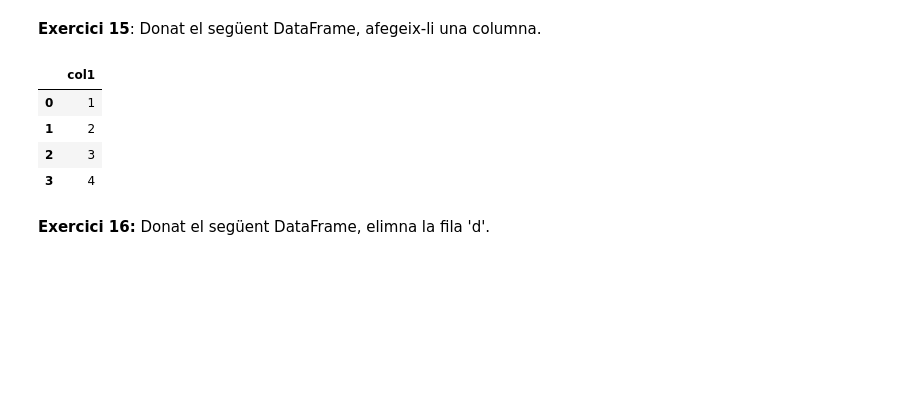
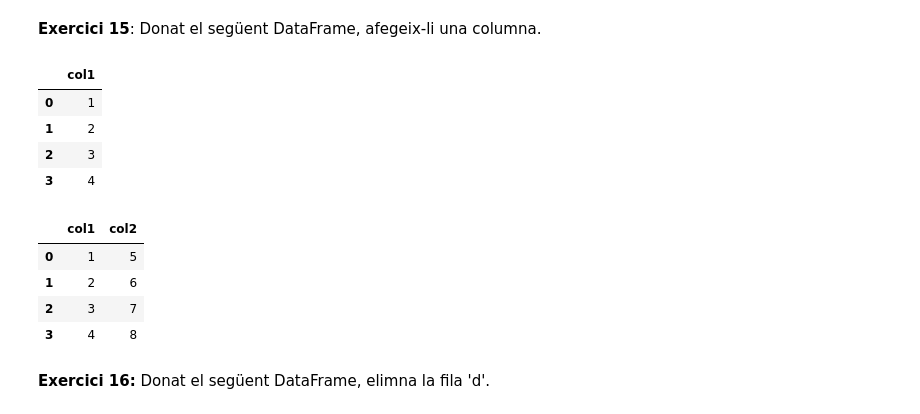
Before and after one commit to Ralleg314/TNUI, a Jupyter notebook: 2.NUI_numpy-pandas.ipynb, the cells around one changed output. Drawn from its saved outputs; the diff is of its cells as text; code cells hidden in the pictures; blank space fills up the shorter version.

```diff
--- a/2.NUI_numpy-pandas.ipynb
+++ b/2.NUI_numpy-pandas.ipynb
@@ -683,6 +683,15 @@ df
 | 1 | 2 |
 | 2 | 3 |
 | 3 | 4 |
+# %%
+df['col2']=[5,6,7,8]
+df
+# %% [output]
+|  | col1 | col2 |
+| 0 | 1 | 5 |
+| 1 | 2 | 6 |
+| 2 | 3 | 7 |
+| 3 | 4 | 8 |
 # %% [markdown]
 <b>Exercici 16:</b> Donat el següent DataFrame, elimna la fila 'd'.
 # %%
```
Also changed, not shown: parts of 4 cells of this notebook.
